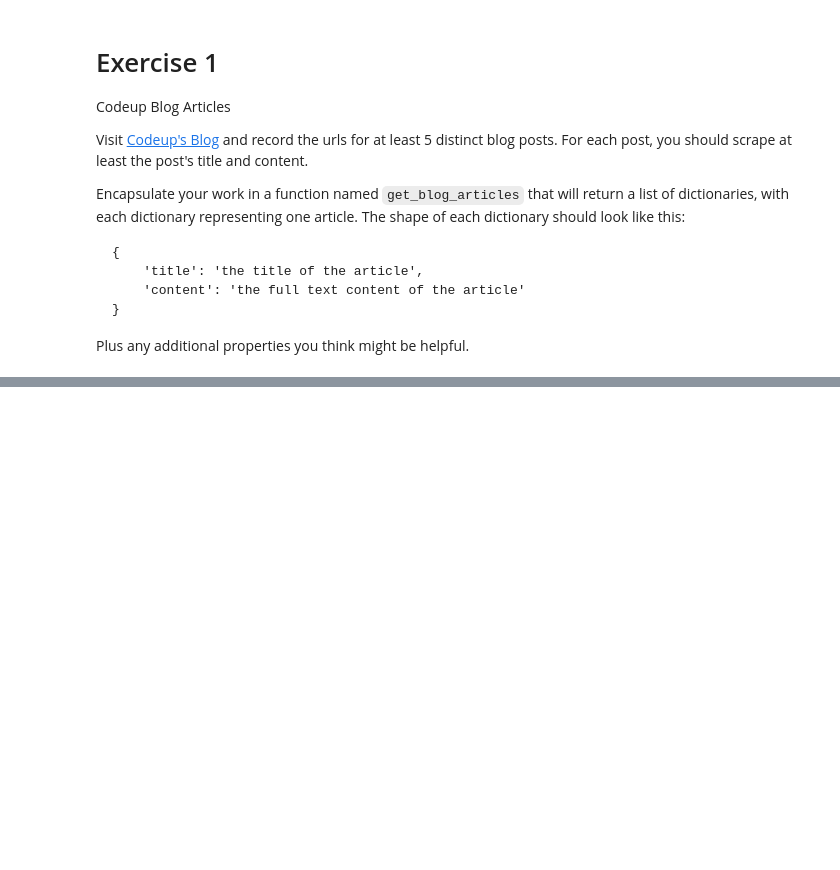
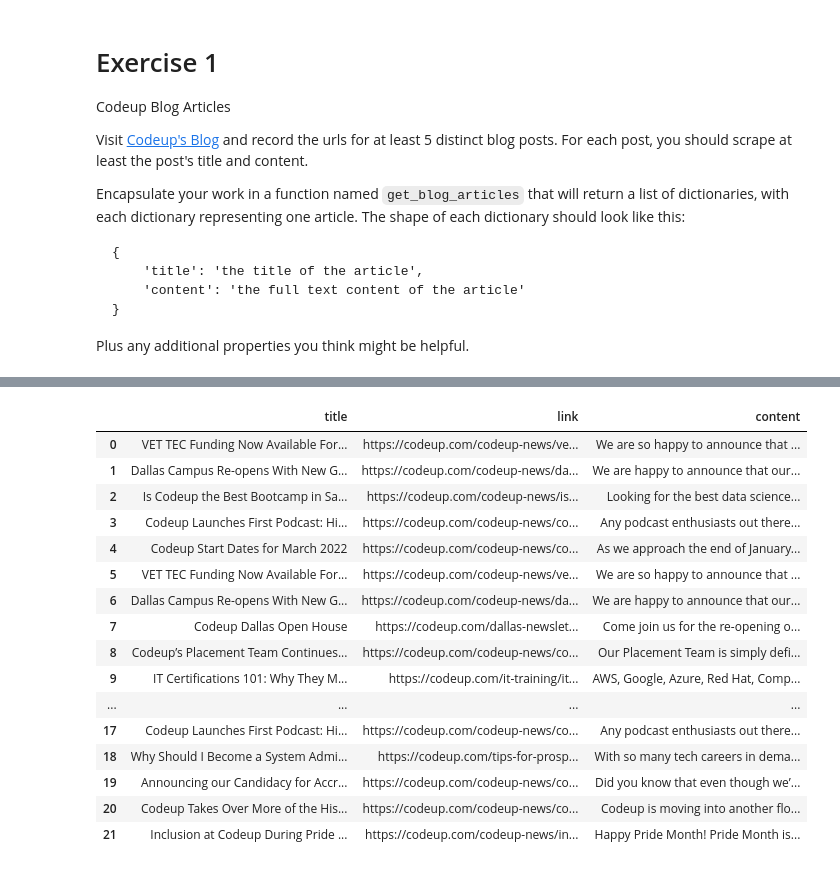
Before and after one commit to lainslie-18/natural-language-processing-exercises, a Jupyter notebook: acquire.ipynb, the cells around one changed output, grey strips where cells are left out. Cells and saved outputs as stored; diff of their text form; code cells hidden in the pictures; blank space fills up the shorter version.

```diff
--- a/acquire.ipynb
+++ b/acquire.ipynb
@@ -225,9 +22,0 @@ article_info
-# %%
-def parse_article_content(link):
-
-    response = requests.get(link, headers={'user-agent': 'codeup data science hopper cohort'})
-    html = response.text
-    soup = BeautifulSoup(html)
-    content = soup.select('.et_pb_text_inner')[1].get_text()
-
-    return content
@@ -278,0 +198,4 @@ Name: link, dtype: object
+# %%
+# extract content text under class 'entry-content'
+content = soup.select('.entry-content')[0].text
+content
@@ -278,0 +204,10 @@ Name: link, dtype: object
+# %%
+# create a function that makes the request and retrieves article content
+def parse_article_content(link):
+
+    response = requests.get(link, headers={'user-agent': 'codeup data science hopper cohort'})
+    html = response.text
+    soup = BeautifulSoup(html)
+    content = soup.select('.entry-content')[0].text.strip()
+
+    return content
@@ -278,0 +280,22 @@ Name: link, dtype: object
+# %%
+# check function
+article_info = get_blog_articles()
+article_info
+# %% [output]
+|  | title | link | content |
+| 0 | VET TEC Funding Now Available For... | https://codeup.com/codeup-news/ve... | We are so happy to announce that ... |
+| 1 | Dallas Campus Re-opens With New G... | https://codeup.com/codeup-news/da... | We are happy to announce that our... |
+| 2 | Is Codeup the Best Bootcamp in Sa... | https://codeup.com/codeup-news/is... | Looking for the best data science... |
+| 3 | Codeup Launches First Podcast: Hi... | https://codeup.com/codeup-news/co... | Any podcast enthusiasts out there... |
+| 4 | Codeup Start Dates for March 2022 | https://codeup.com/codeup-news/co... | As we approach the end of January... |
+| 5 | VET TEC Funding Now Available For... | https://codeup.com/codeup-news/ve... | We are so happy to announce that ... |
+| 6 | Dallas Campus Re-opens With New G... | https://codeup.com/codeup-news/da... | We are happy to announce that our... |
+| 7 | Codeup Dallas Open House | https://codeup.com/dallas-newslet... | Come join us for the re-opening o... |
+| 8 | Codeup’s Placement Team Continues... | https://codeup.com/codeup-news/co... | Our Placement Team is simply defi... |
+| 9 | IT Certifications 101: Why They M... | https://codeup.com/it-training/it... | AWS, Google, Azure, Red Hat, Comp... |
+| ... | ... | ... | ... |
+| 17 | Codeup Launches First Podcast: Hi... | https://codeup.com/codeup-news/co... | Any podcast enthusiasts out there... |
+| 18 | Why Should I Become a System Admi... | https://codeup.com/tips-for-prosp... | With so many tech careers in dema... |
+| 19 | Announcing our Candidacy for Accr... | https://codeup.com/codeup-news/co... | Did you know that even though we’... |
+| 20 | Codeup Takes Over More of the His... | https://codeup.com/codeup-news/co... | Codeup is moving into another flo... |
+| 21 | Inclusion at Codeup During Pride ... | https://codeup.com/codeup-news/in... | Happy Pride Month! Pride Month is... |
```
Also changed, not shown: parts of 47 cells of this notebook, 6 other files.
